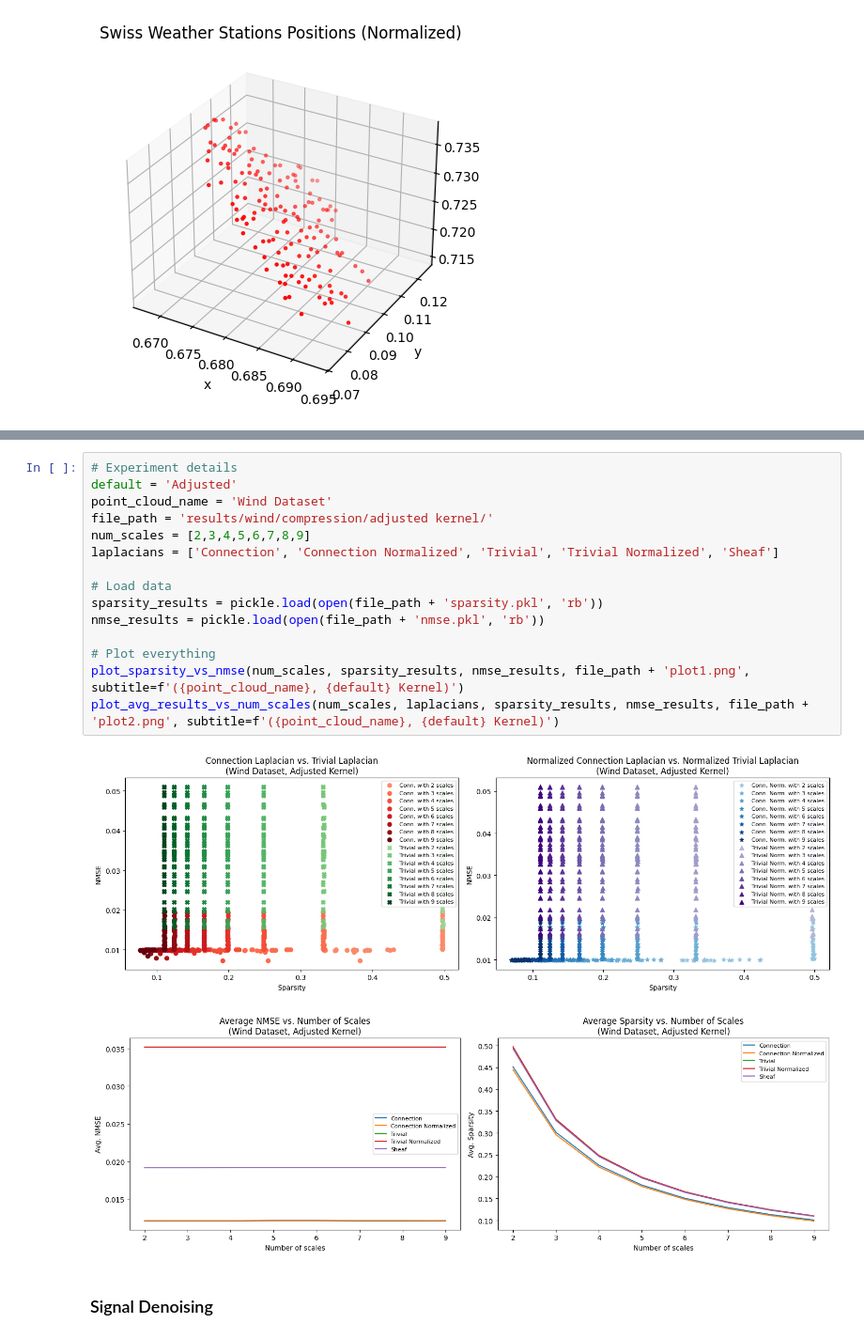
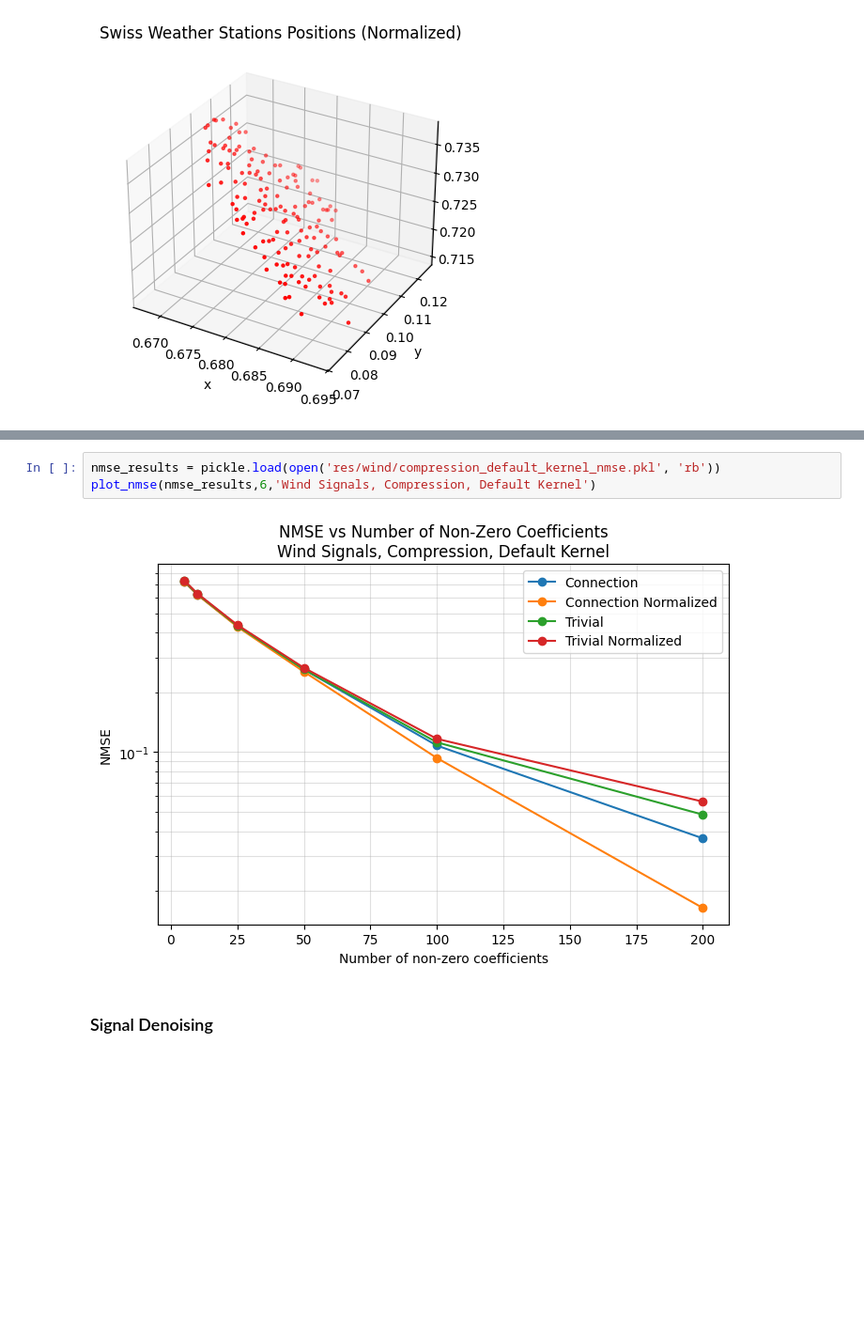
Before and after one commit to gmaurer08/sheaf-signal-processing, a Jupyter notebook: main.ipynb, the cells around one changed output, grey strips where cells are left out. Shown at 94% size. Saved outputs shown, nothing was run; the diff lists cells and outputs as text; blank space fills up the shorter version.

```diff
--- a/main.ipynb
+++ b/main.ipynb
@@ -415,22 +409,9 @@ with open('results/wind/compression/adjusted kernel/nmse.pkl', 'wb') as f:
     pickle.dump(nmse_results, f)
-# %%
-# Experiment details
-default = 'Adjusted'
-point_cloud_name = 'Wind Dataset'
-file_path = 'results/wind/compression/adjusted kernel/'
-num_scales = [2,3,4,5,6,7,8,9]
-laplacians = ['Connection', 'Connection Normalized', 'Trivial', 'Trivial Normalized', 'Sheaf']
-
-# Load data
-sparsity_results = pickle.load(open(file_path + 'sparsity.pkl', 'rb'))
-nmse_results = pickle.load(open(file_path + 'nmse.pkl', 'rb'))
-
-# Plot everything
-plot_sparsity_vs_nmse(num_scales, sparsity_results, nmse_results, file_path + 'plot1.png', subtitle=f'({point_cloud_name}, {default} Kernel)')
-plot_avg_results_vs_num_scales(num_scales, laplacians, sparsity_results, nmse_results, file_path + 'plot2.png', subtitle=f'({point_cloud_name}, {default} Kernel)')
-# %% [output]
-[figure, removed]
-[figure, removed]
+# %%
+nmse_results = pickle.load(open('res/wind/compression_default_kernel_nmse.pkl', 'rb'))
+plot_nmse(nmse_results,6,'Wind Signals, Compression, Default Kernel')
+# %% [output]
+[figure, added]
 # %% [markdown]
 ### Signal Denoising
 # %%
```
Also changed, not shown: parts of 9 cells of this notebook, 1 other file.
